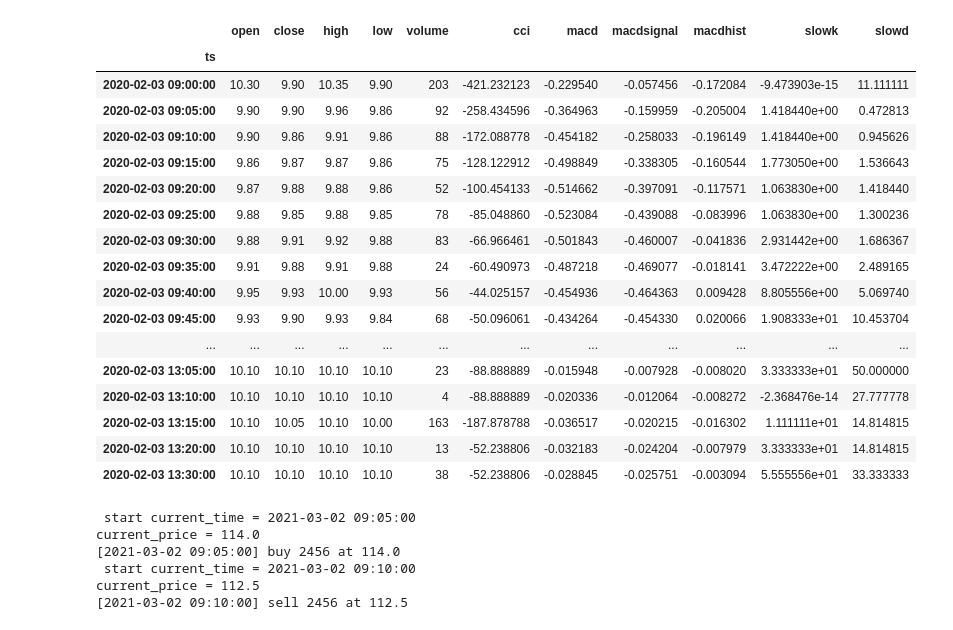
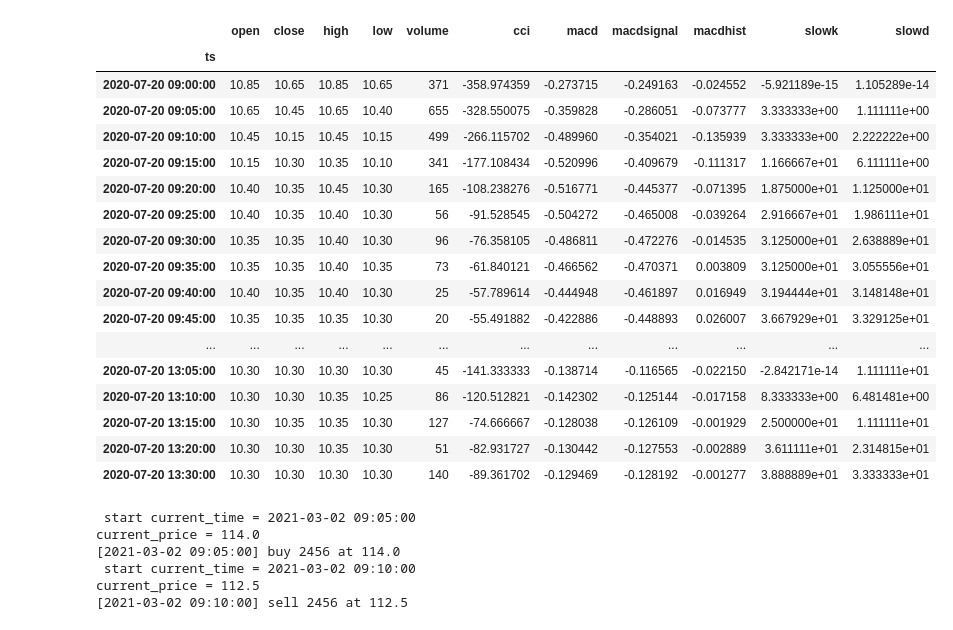
Before and after one commit to howielujah/python-program-trading, a Jupyter notebook: Ch03_05.ipynb, the cells around one changed output. Drawn from its saved outputs; the diff is of its cells as text; code cells hidden in the pictures.

```diff
--- a/Ch03_05.ipynb
+++ b/Ch03_05.ipynb
@@ -59,37 +62,37 @@ Response Code: 0 | Event Code: 0 | Info: host '203.66.91.161:80', hostname '203.
 # %%
-code = '2399'
+code = '1517'
 
 tw_calendar = get_calendar('XTAI')
 
-date = pd.to_datetime('2020-2-3')
+date = pd.to_datetime('2020-7-20')
 prev_trading_date = tw_calendar.previous_close(date).date()
 
 ticks = get_ticks(code, prev_trading_date, connection, api)[0].append(get_ticks(code, date, connection, api)[0])
 kbars = ticks_to_kbars(ticks)
 kbars = get_technical_indicator(kbars)
 # kbars = kbars[pd.to_datetime(prev_trading_date).replace(hour=13, minute=30):]
 kbars = kbars[date:]
 
 kbars
 # %% [output]
 |  | open | close | high | low | volume | cci | macd | macdsignal | macdhist | slowk | slowd |
 | ts |  |  |  |  |  |  |  |  |  |  |  |
-| 2020-02-03 09:00:00 | 10.30 | 9.90 | 10.35 | 9.90 | 203 | -421.232123 | -0.229540 | -0.057456 | -0.172084 | -9.473903e-15 | 11.111111 |
-| 2020-02-03 09:05:00 | 9.90 | 9.90 | 9.96 | 9.86 | 92 | -258.434596 | -0.364963 | -0.159959 | -0.205004 | 1.418440e+00 | 0.472813 |
-| 2020-02-03 09:10:00 | 9.90 | 9.86 | 9.91 | 9.86 | 88 | -172.088778 | -0.454182 | -0.258033 | -0.196149 | 1.418440e+00 | 0.945626 |
-| 2020-02-03 09:15:00 | 9.86 | 9.87 | 9.87 | 9.86 | 75 | -128.122912 | -0.498849 | -0.338305 | -0.160544 | 1.773050e+00 | 1.536643 |
-| 2020-02-03 09:20:00 | 9.87 | 9.88 | 9.88 | 9.86 | 52 | -100.454133 | -0.514662 | -0.397091 | -0.117571 | 1.063830e+00 | 1.418440 |
-| 2020-02-03 09:25:00 | 9.88 | 9.85 | 9.88 | 9.85 | 78 | -85.048860 | -0.523084 | -0.439088 | -0.083996 | 1.063830e+00 | 1.300236 |
-| 2020-02-03 09:30:00 | 9.88 | 9.91 | 9.92 | 9.88 | 83 | -66.966461 | -0.501843 | -0.460007 | -0.041836 | 2.931442e+00 | 1.686367 |
-| 2020-02-03 09:35:00 | 9.91 | 9.88 | 9.91 | 9.88 | 24 | -60.490973 | -0.487218 | -0.469077 | -0.018141 | 3.472222e+00 | 2.489165 |
-| 2020-02-03 09:40:00 | 9.95 | 9.93 | 10.00 | 9.93 | 56 | -44.025157 | -0.454936 | -0.464363 | 0.009428 | 8.805556e+00 | 5.069740 |
-| 2020-02-03 09:45:00 | 9.93 | 9.90 | 9.93 | 9.84 | 68 | -50.096061 | -0.434264 | -0.454330 | 0.020066 | 1.908333e+01 | 10.453704 |
+| 2020-07-20 09:00:00 | 10.85 | 10.65 | 10.85 | 10.65 | 371 | -358.974359 | -0.273715 | -0.249163 | -0.024552 | -5.921189e-15 | 1.105289e-14 |
+| 2020-07-20 09:05:00 | 10.65 | 10.45 | 10.65 | 10.40 | 655 | -328.550075 | -0.359828 | -0.286051 | -0.073777 | 3.333333e+00 | 1.111111e+00 |
+| 2020-07-20 09:10:00 | 10.45 | 10.15 | 10.45 | 10.15 | 499 | -266.115702 | -0.489960 | -0.354021 | -0.135939 | 3.333333e+00 | 2.222222e+00 |
+| 2020-07-20 09:15:00 | 10.15 | 10.30 | 10.35 | 10.10 | 341 | -177.108434 | -0.520996 | -0.409679 | -0.111317 | 1.166667e+01 | 6.111111e+00 |
+| 2020-07-20 09:20:00 | 10.40 | 10.35 | 10.45 | 10.30 | 165 | -108.238276 | -0.516771 | -0.445377 | -0.071395 | 1.875000e+01 | 1.125000e+01 |
+| 2020-07-20 09:25:00 | 10.40 | 10.35 | 10.40 | 10.30 | 56 | -91.528545 | -0.504272 | -0.465008 | -0.039264 | 2.916667e+01 | 1.986111e+01 |
+| 2020-07-20 09:30:00 | 10.35 | 10.35 | 10.40 | 10.30 | 96 | -76.358105 | -0.486811 | -0.472276 | -0.014535 | 3.125000e+01 | 2.638889e+01 |
+| 2020-07-20 09:35:00 | 10.35 | 10.35 | 10.40 | 10.35 | 73 | -61.840121 | -0.466562 | -0.470371 | 0.003809 | 3.125000e+01 | 3.055556e+01 |
+| 2020-07-20 09:40:00 | 10.40 | 10.35 | 10.40 | 10.30 | 25 | -57.789614 | -0.444948 | -0.461897 | 0.016949 | 3.194444e+01 | 3.148148e+01 |
+| 2020-07-20 09:45:00 | 10.35 | 10.35 | 10.35 | 10.30 | 20 | -55.491882 | -0.422886 | -0.448893 | 0.026007 | 3.667929e+01 | 3.329125e+01 |
 | ... | ... | ... | ... | ... | ... | ... | ... | ... | ... | ... | ... |
-| 2020-02-03 13:05:00 | 10.10 | 10.10 | 10.10 | 10.10 | 23 | -88.888889 | -0.015948 | -0.007928 | -0.008020 | 3.333333e+01 | 50.000000 |
-| 2020-02-03 13:10:00 | 10.10 | 10.10 | 10.10 | 10.10 | 4 | -88.888889 | -0.020336 | -0.012064 | -0.008272 | -2.368476e-14 | 27.777778 |
-| 2020-02-03 13:15:00 | 10.10 | 10.05 | 10.10 | 10.00 | 163 | -187.878788 | -0.036517 | -0.020215 | -0.016302 | 1.111111e+01 | 14.814815 |
-| 2020-02-03 13:20:00 | 10.10 | 10.10 | 10.10 | 10.10 | 13 | -52.238806 | -0.032183 | -0.024204 | -0.007979 | 3.333333e+01 | 14.814815 |
-| 2020-02-03 13:30:00 | 10.10 | 10.10 | 10.10 | 10.10 | 38 | -52.238806 | -0.028845 | -0.025751 | -0.003094 | 5.555556e+01 | 33.333333 |
+| 2020-07-20 13:05:00 | 10.30 | 10.30 | 10.30 | 10.30 | 45 | -141.333333 | -0.138714 | -0.116565 | -0.022150 | -2.842171e-14 | 1.111111e+01 |
+| 2020-07-20 13:10:00 | 10.30 | 10.30 | 10.35 | 10.25 | 86 | -120.512821 | -0.142302 | -0.125144 | -0.017158 | 8.333333e+00 | 6.481481e+00 |
+| 2020-07-20 13:15:00 | 10.30 | 10.35 | 10.35 | 10.30 | 127 | -74.666667 | -0.128038 | -0.126109 | -0.001929 | 2.500000e+01 | 1.111111e+01 |
+| 2020-07-20 13:20:00 | 10.30 | 10.30 | 10.35 | 10.30 | 51 | -82.931727 | -0.130442 | -0.127553 | -0.002889 | 3.611111e+01 | 2.314815e+01 |
+| 2020-07-20 13:30:00 | 10.30 | 10.30 | 10.30 | 10.30 | 140 | -89.361702 | -0.129469 | -0.128192 | -0.001277 | 3.888889e+01 | 3.333333e+01 |
 # %%
 def day_trading_backtest(code, date, connection, api):
 
```
Also changed, not shown: parts of 1 cell of this notebook, 2 other files.
